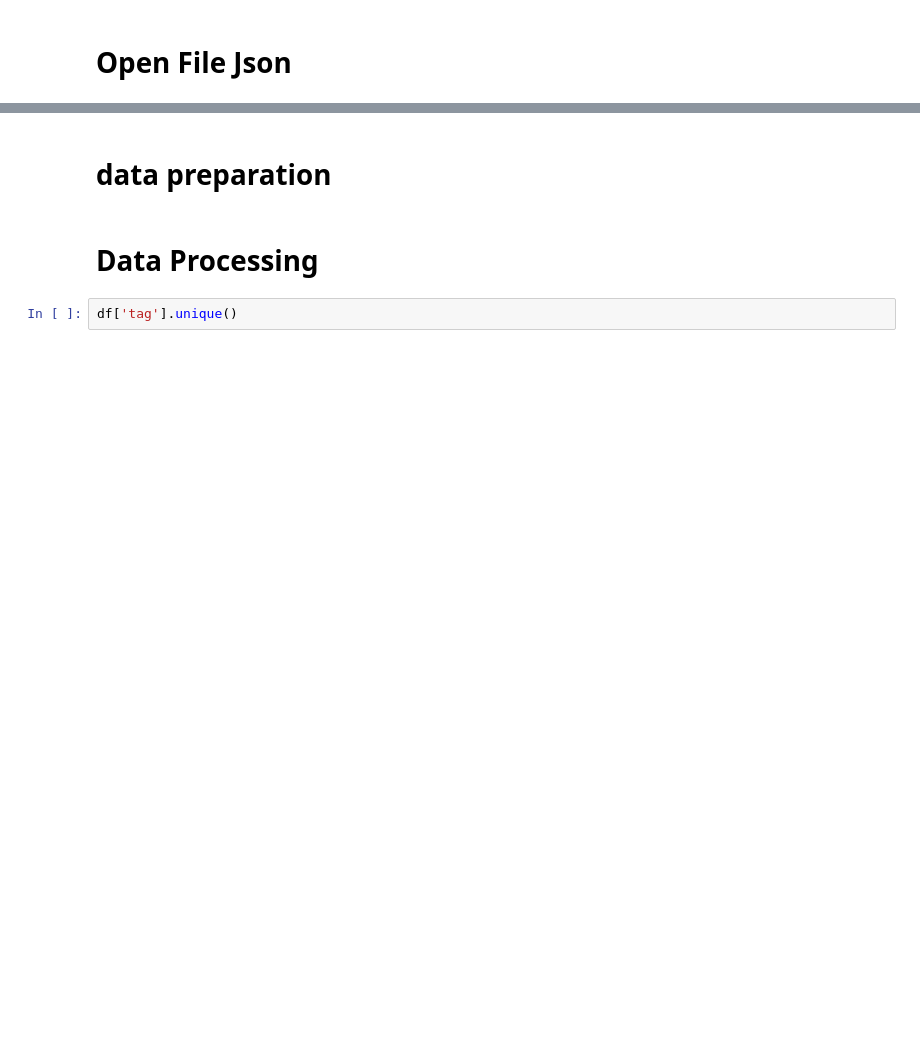
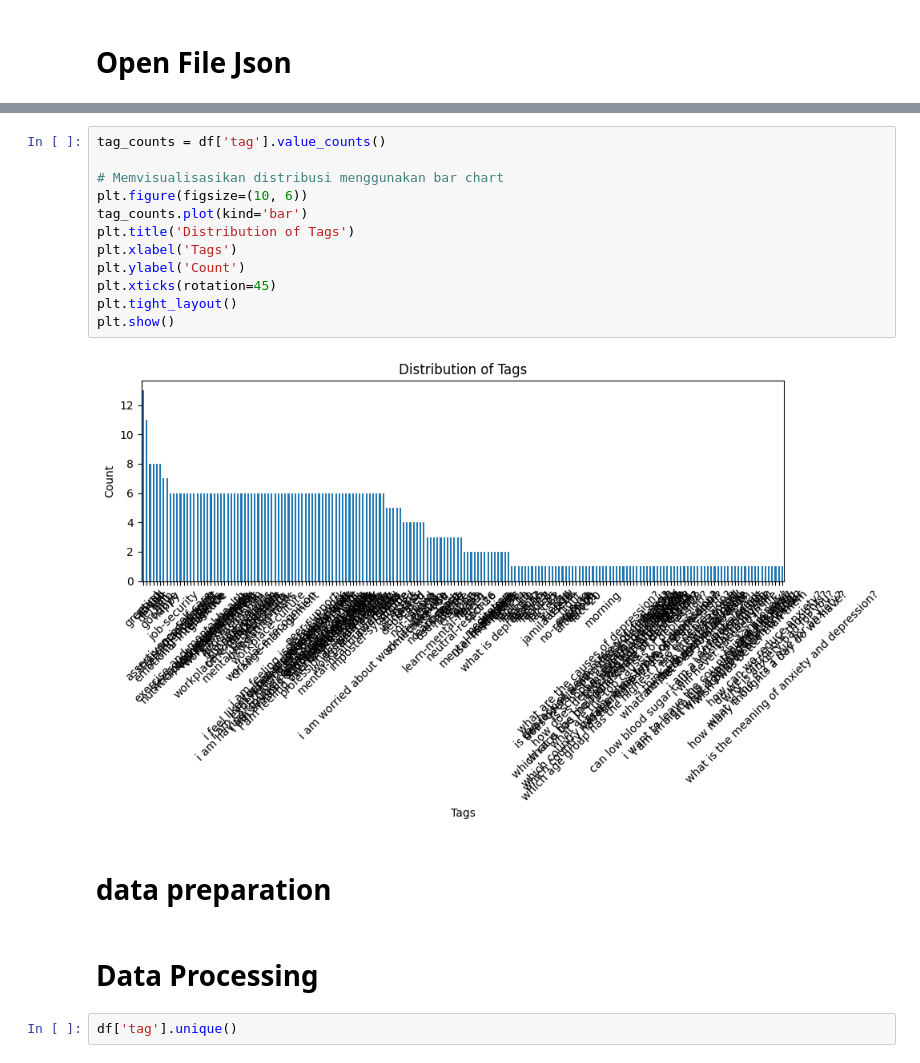
Before and after one commit to PangVin/Chatbot, a Jupyter notebook: 3_Model.ipynb, the cells around one changed output, grey strips where cells are left out. Cells and saved outputs as stored; diff of their text form; blank space fills up the shorter version.

```diff
--- a/3_Model.ipynb
+++ b/3_Model.ipynb
@@ -88,3 +86,17 @@ df
+# %%
+tag_counts = df['tag'].value_counts()
+
+# Memvisualisasikan distribusi menggunakan bar chart
+plt.figure(figsize=(10, 6))
+tag_counts.plot(kind='bar')
+plt.title('Distribution of Tags')
+plt.xlabel('Tags')
+plt.ylabel('Count')
+plt.xticks(rotation=45)
+plt.tight_layout()
+plt.show()
+# %% [output]
+[figure, added]
 # %% [markdown]
 # data preparation
 # %% [markdown]
```
Also changed, not shown: parts of 59 cells of this notebook, 2 other files.
